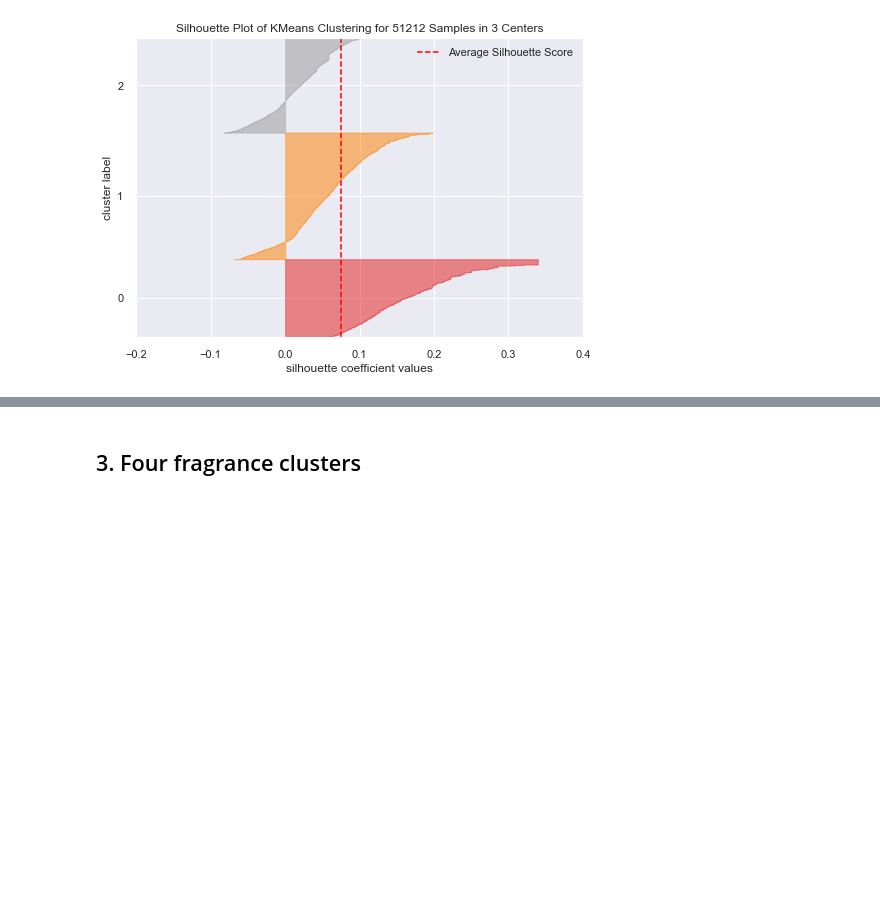
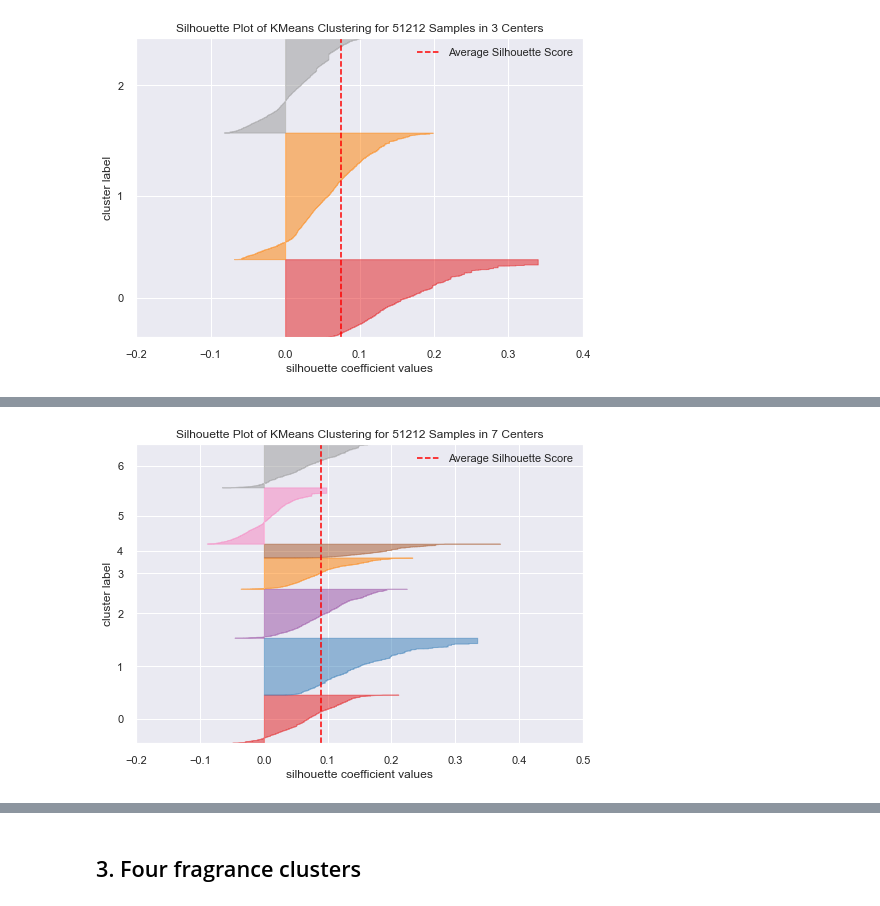
Before and after one commit to katarzynajanicka/fragrance-cluster-analysis, a Jupyter notebook: fragrances.ipynb, the cells around one changed output, grey strips where cells are left out. Cells and saved outputs as stored; diff of their text form; code cells hidden in the pictures; blank space fills up the shorter version.

```diff
--- a/fragrances.ipynb
+++ b/fragrances.ipynb
@@ -261,0 +264,9 @@ visualizer.poof();
+# %%
+# silhouette analysis for optimal number of clusters
+model = KMeans(n_clusters=7, init='k-means++', n_init=10, max_iter=300, random_state=0)
+visualizer = SilhouetteVisualizer(model)
+
+visualizer.fit(X)
+visualizer.poof();
+# %% [output]
+[figure, added]
```
Also changed, not shown: parts of 57 cells of this notebook.
